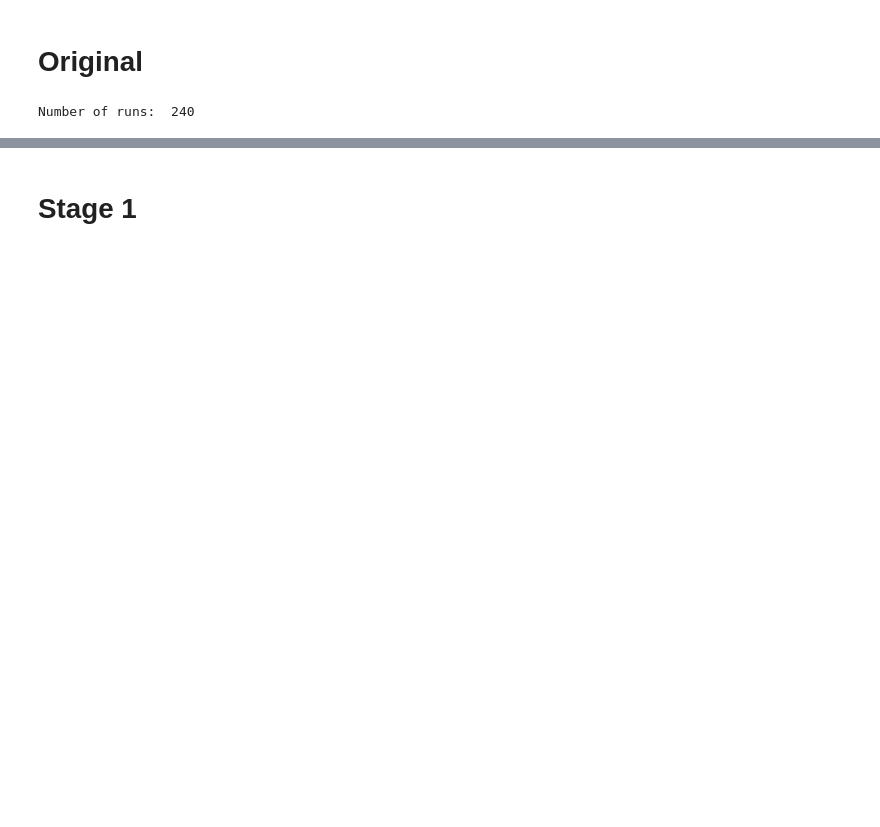
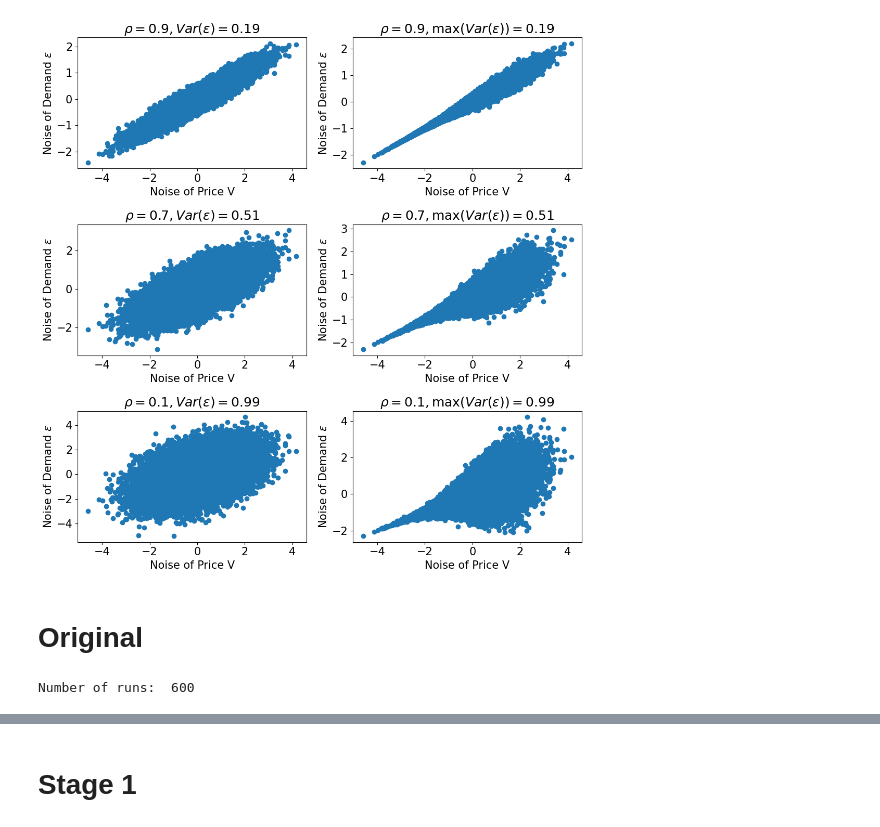
Before and after one commit to Jasmineqy0/DeepFeatureIV, a Jupyter notebook: viz/2. Heteroscedacity.ipynb, the cells around one changed output, grey strips where cells are left out. Saved outputs shown, nothing was run; the diff lists cells and outputs as text; code cells hidden in the pictures; blank space fills up the shorter version.

```diff
--- a/viz/2. Heteroscedacity.ipynb
+++ b/viz/2. Heteroscedacity.ipynb
@@ -36,0 +44,15 @@ entity, project = "jasmineqy0", "spaceIV_search_1"
+# %%
+rng = np.random.default_rng(seed=0)
+
+emotion = rng.choice(list(range(1, 8)), num_point)
+time = rng.uniform(0, 10, num_point)
+cost = rng.normal(0, 1.0, num_point)
+rho = 0.5
+
+noise_price = rng.normal(0, 1, num_point)
+price = 25 + (cost + 3) * psi(time) + noise_price
+# %%
+phi = [0.1, 0.3, 0.5, 0.7, 0.9]
+scaled_noise_price = 1 / (1 + np.exp(-noise_price))
+hetero_noise_demand = [rng.normal(rho*noise_price, (1-scale**2)*scaled_noise_price, size=num_point) for scale in phi]
+normal_noise_demand = [rng.normal(rho*noise_price, 1-scale**2, size=num_point) for scale in phi]
@@ -37,9 +66,49 @@ entity, project = "jasmineqy0", "spaceIV_search_1"
+# %%
+fig, axs = plt.subplots(3, 2, figsize=(11, 11))
+
+axs[0, 0].scatter(noise_price, normal_noise_demand[-1])
+axs[0, 0].set_title(r'$\rho=0.9, Var(\epsilon) = 0.19$')
+axs[0, 0].set_xlabel('Noise of Price V')
+axs[0, 0].set_ylabel('Noise of Demand $\epsilon$')
+
+axs[0, 1].scatter(noise_price, hetero_noise_demand[-1])
+axs[0, 1].set_title(r'$\rho=0.9, \max(Var(\epsilon)) = 0.19$')
+axs[0, 1].set_xlabel('Noise of Price V')
+axs[0, 1].set_ylabel('Noise of Demand $\epsilon$')
+
+axs[1, 0].scatter(noise_price, normal_noise_demand[3])
+axs[1, 0].set_title(r'$\rho=0.7, Var(\epsilon) = 0.51$')
+axs[1, 0].set_xlabel('Noise of Price V')
+axs[1, 0].set_ylabel('Noise of Demand $\epsilon$')
+
+axs[1, 1].scatter(noise_price, hetero_noise_demand[3])
+axs[1, 1].set_title(r'$\rho=0.7, \max(Var(\epsilon)) = 0.51$')
+axs[1, 1].set_xlabel('Noise of Price V')
+axs[1, 1].set_ylabel('Noise of Demand $\epsilon$')
+
+axs[2, 0].scatter(noise_price, normal_noise_demand[0])
+axs[2, 0].set_title(r'$\rho=0.1, Var(\epsilon) = 0.99$')
+axs[2, 0].set_xlabel('Noise of Price V')
+axs[2, 0].set_ylabel('Noise of Demand $\epsilon$')
+
+axs[2, 1].scatter(noise_price, hetero_noise_demand[0])
+axs[2, 1].set_title(r'$\rho=0.1, \max(Var(\epsilon))= 0.99$')
+axs[2, 1].set_xlabel('Noise of Price V')
+axs[2, 1].set_ylabel('Noise of Demand $\epsilon$')
+
+plt.tight_layout()
+fig.savefig(f'images/hetero_noise.png')
+# %% [output]
+[figure, added]
 # %% [markdown]
 # Original
 # %%
-group = 'dfiv_low_dim_parcs_revise_1'
+group = 'dfiv_low_dim_parcs'
 runs_df = load_dfiv_runs(entity, project, filters={'group' : group})
-runs_df = runs_df[runs_df['state'].apply(lambda x: x == 'finished')]
-print('Number of runs: ', len(runs_df))
-# %% [output]
-Number of runs:  240
+# %%
+runs_df = runs_df[runs_df['state'].apply(lambda x: x == 'finished')]
+runs_df = runs_df[runs_df['summary'].apply(lambda x: x['min_test_loss'] is not None)]
+# runs_df = runs_df[runs_df['config'].apply(lambda x: x['data_configs']['data_size'] == 10000)]
+print('Number of runs: ', len(runs_df))
+# %% [output]
+Number of runs:  600
```
Also changed, not shown: parts of 26 cells of this notebook, 33 other files.
